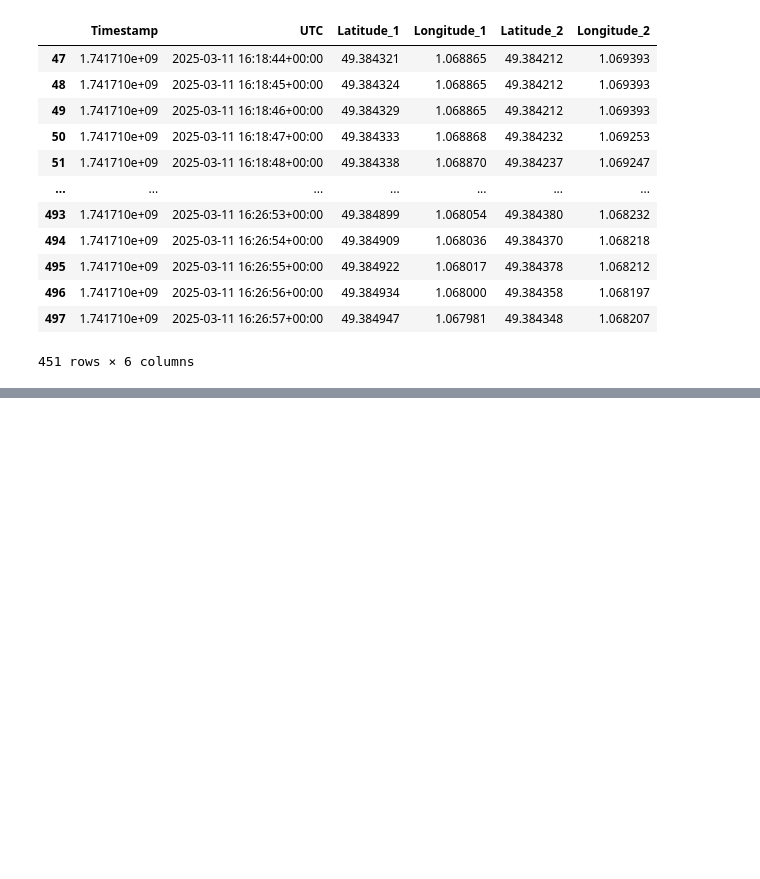
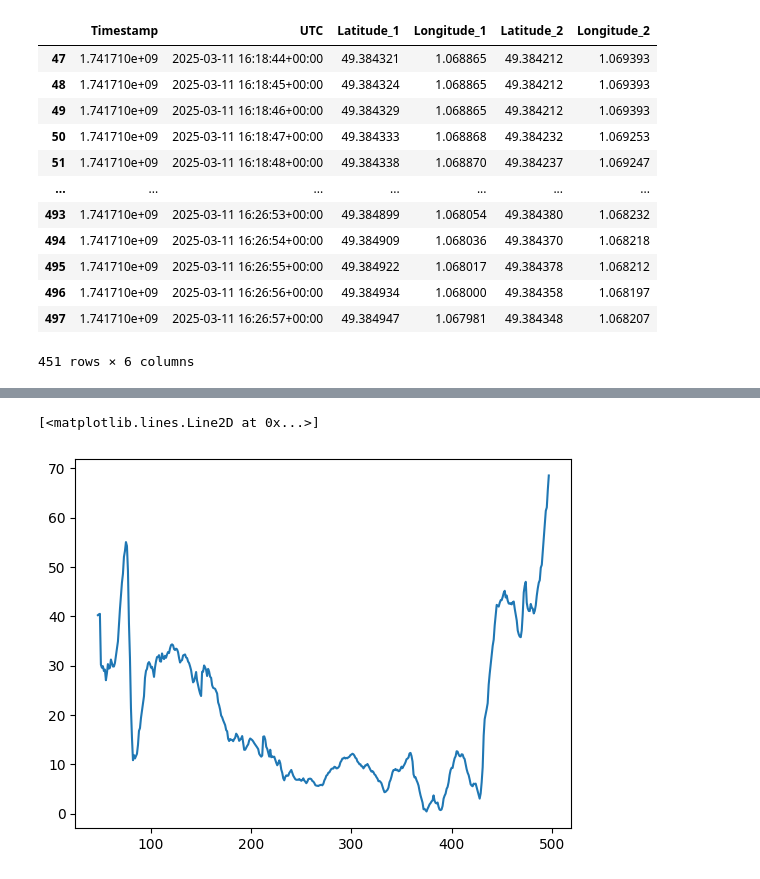
Before and after one commit to nathansourdrille/pi-itenerary, a Jupyter notebook: JPaul.ipynb, the cells around one changed output, grey strips where cells are left out. Cells and saved outputs as stored; diff of their text form; code cells hidden in the pictures; blank space fills up the shorter version.

```diff
--- a/JPaul.ipynb
+++ b/JPaul.ipynb
@@ -43,0 +69,5 @@ merged_df.to_csv('traitements/distance_acqui1.csv', index=False)
+# %%
+plt.plot(merged_df['distance'])
+# %% [output]
+[<matplotlib.lines.Line2D at 0x...>]
+[figure, added]
```
Also changed, not shown: parts of 2 cells of this notebook.
